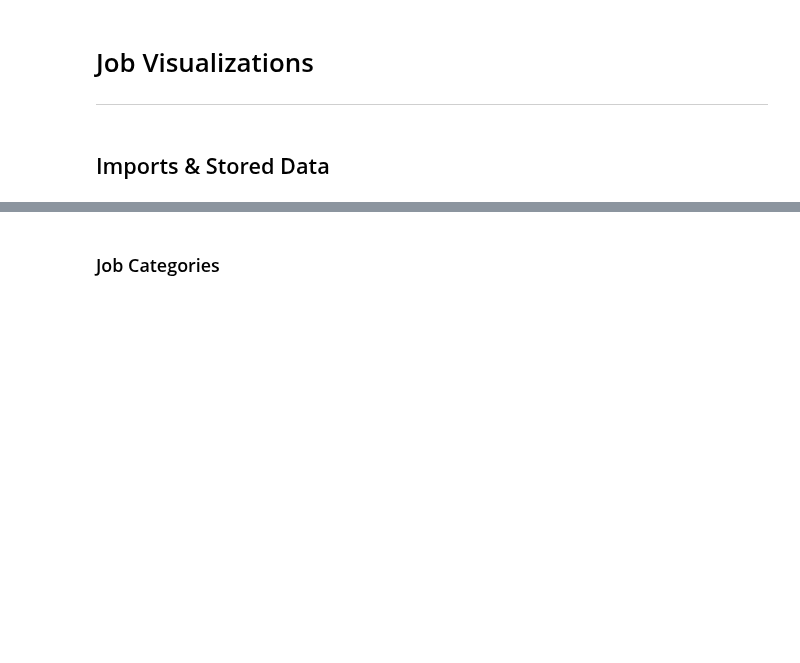
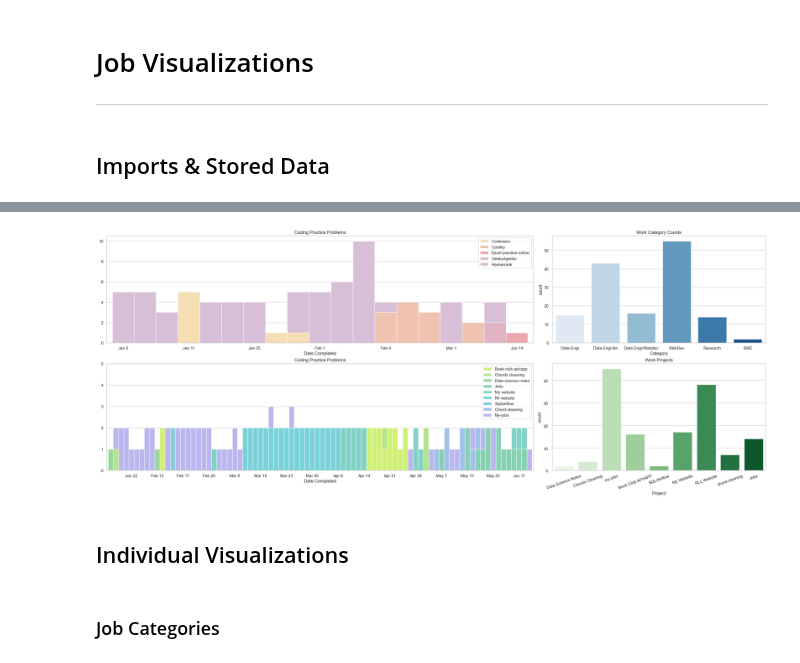
Before and after one commit to emilycardwell/my-jobs, a Jupyter notebook: jupyter_notebooks/job_visualizations.ipynb, the cells around one changed output, grey strips where cells are left out. Drawn from its saved outputs; the diff is of its cells as text; code cells hidden in the pictures; blank space fills up the shorter version.

```diff
--- a/jupyter_notebooks/job_visualizations.ipynb
+++ b/jupyter_notebooks/job_visualizations.ipynb
@@ -17,3 +50,9 @@ from py_files.data_functions import verify_consolidate
+# %%
+work_prep_multiplot()
+# %% [output]
+[figure, added]
+# %% [markdown]
+## Individual Visualizations
 # %% [markdown]
 ### Job Categories
 # %%
```
Also changed, not shown: parts of 25 cells of this notebook, 14 other files.
